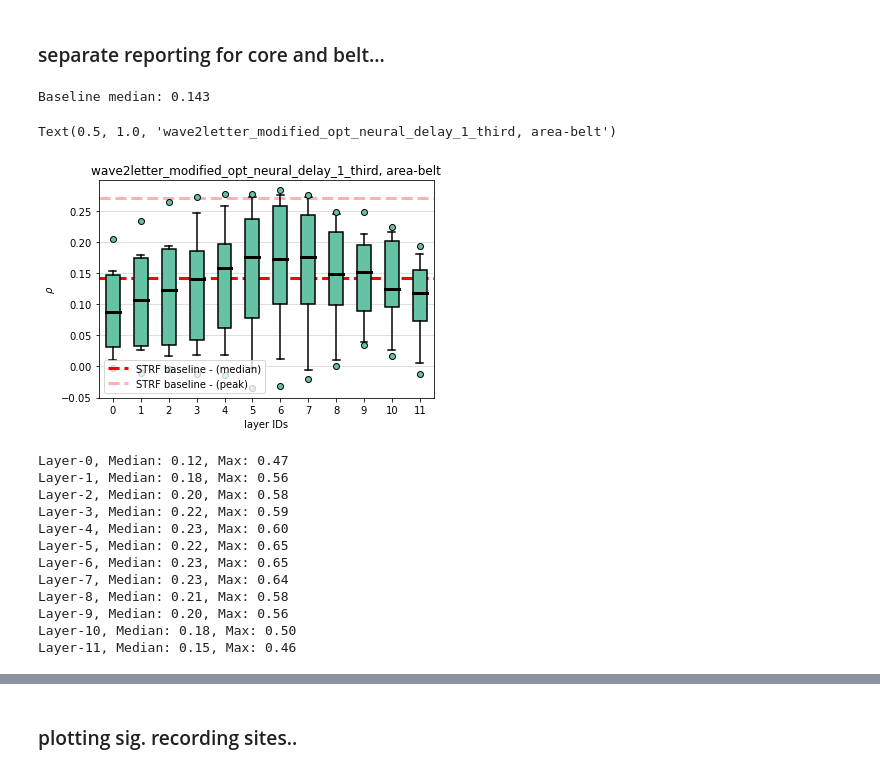
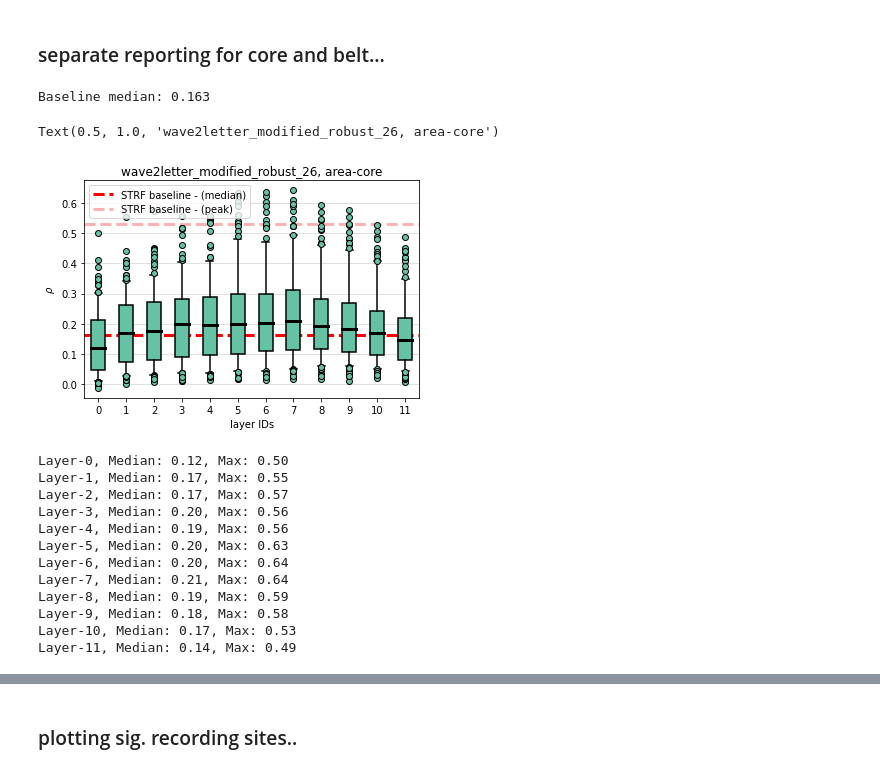
Before and after one commit to bilalhsp/Auditory_Cortex, a Jupyter notebook: notebooks/NIPS_rebuttal.ipynb, the cells around one changed output, grey strips where cells are left out. Drawn from its saved outputs; the diff is of its cells as text; code cells hidden in the pictures.

```diff
--- a/notebooks/NIPS_rebuttal.ipynb
+++ b/notebooks/NIPS_rebuttal.ipynb
@@ -65,42 +65,50 @@ Normalizer updated and written back to file:
 # %%
 from auditory_cortex import area_to_sessions
 
-third = 1
+# third = 1
 # corr_results = 'wave2letter_modified_neural_delay_only'
 # corr_results = 'wave2letter_modified'
 model_name = 'wave2letter_modified'
-id = f'opt_neural_delay_{third}_third'
+# model_name = 'deepspeech2'
+# model_name = 'wave2vec2'
+# model_name = 'speech2text'
+
+# id = 'robust1'
+# id = 'normal_109'
+id = 'robust_26'
+# id = 'opt_neural_delay'
+# id = f'opt_neural_delay_{third}_third'
 corr_results = model_name + '_' + id
-corr_obj = analysis.Correlations(corr_results, third=third)
+corr_obj = analysis.Correlations(corr_results)
 
 area = 'core'
-area = 'belt'
+# area = 'belt'
 
 sessions = area_to_sessions[area]
 ax, layer_spread = corr_obj.box_plot_correlations(
     sessions=sessions,
-    threshold=0.08
+    threshold=0.068
 )
 ax.set_title(f"{corr_results}, area-{area}")
 # %% [output]
-Baseline median: 0.143
+Baseline median: 0.163
-Text(0.5, 1.0, 'wave2letter_modified_opt_neural_delay_1_third, area-belt')
+Text(0.5, 1.0, 'wave2letter_modified_robust_26, area-core')
-[figure, old version]
+[figure, new version]
 # %%
 for k,v in layer_spread.items():
     print(f"Layer-{k}", end=', ')
     print(f"Median: {np.median(v):.2f}", end=", ")
     print(f"Max: {np.max(v):.2f}")
 # %% [output]
-Layer-0, Median: 0.12, Max: 0.47
-Layer-1, Median: 0.18, Max: 0.56
-Layer-2, Median: 0.20, Max: 0.58
-Layer-3, Median: 0.22, Max: 0.59
-Layer-4, Median: 0.23, Max: 0.60
-Layer-5, Median: 0.22, Max: 0.65
-Layer-6, Median: 0.23, Max: 0.65
-Layer-7, Median: 0.23, Max: 0.64
-Layer-8, Median: 0.21, Max: 0.58
-Layer-9, Median: 0.20, Max: 0.56
-Layer-10, Median: 0.18, Max: 0.50
-Layer-11, Median: 0.15, Max: 0.46
+Layer-0, Median: 0.12, Max: 0.50
+Layer-1, Median: 0.17, Max: 0.55
+Layer-2, Median: 0.17, Max: 0.57
+Layer-3, Median: 0.20, Max: 0.56
+Layer-4, Median: 0.19, Max: 0.56
+Layer-5, Median: 0.20, Max: 0.63
+Layer-6, Median: 0.20, Max: 0.64
+Layer-7, Median: 0.21, Max: 0.64
+Layer-8, Median: 0.19, Max: 0.59
+Layer-9, Median: 0.18, Max: 0.58
+Layer-10, Median: 0.17, Max: 0.53
+Layer-11, Median: 0.14, Max: 0.49
```
Also changed, not shown: parts of 1 cell of this notebook, 20 other files.
